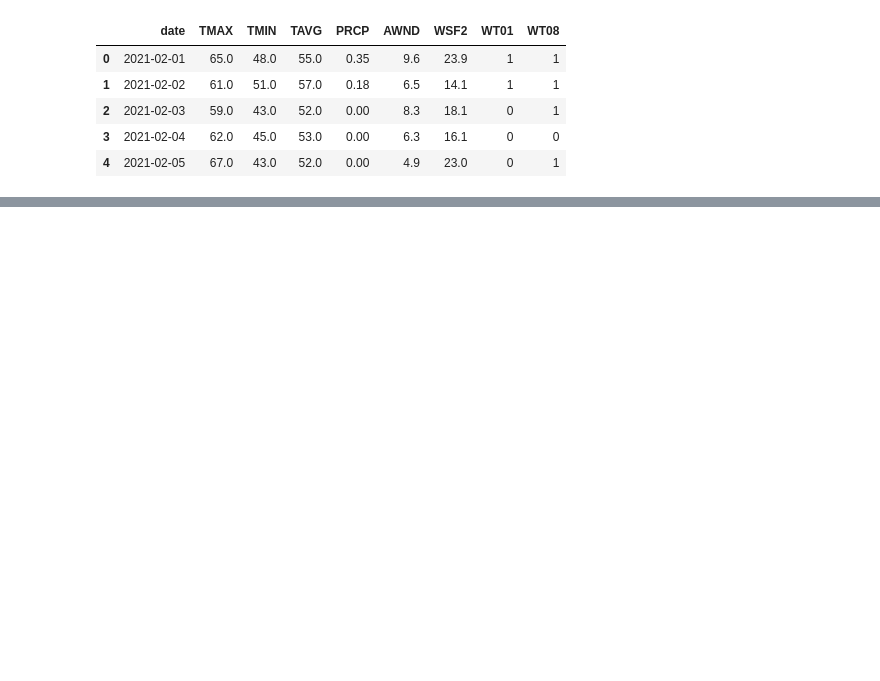
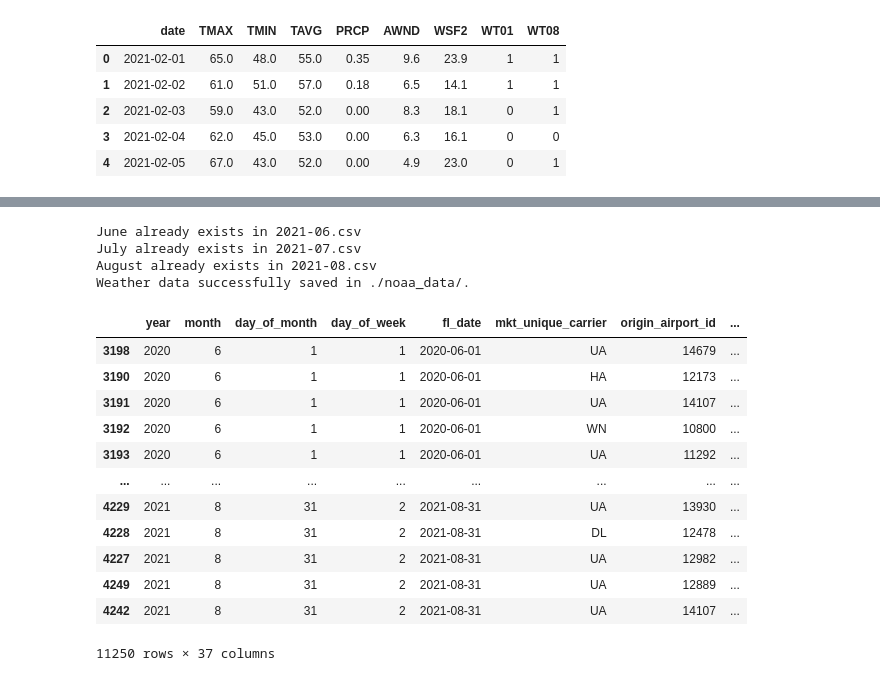
Before and after one commit to haas-digital/datasets, a Jupyter notebook: airline-delay/example.ipynb, the cells around one changed output, grey strips where cells are left out. Saved outputs shown, nothing was run; the diff lists cells and outputs as text; code cells hidden in the pictures; blank space fills up the shorter version.

```diff
--- a/airline-delay/example.ipynb
+++ b/airline-delay/example.ipynb
@@ -120,0 +119,36 @@ pd.read_csv('./noaa_data/2021-02.csv').head()
+# %%
+api.get_data('2021-06-01', '2021-08-31')
+# %% [output]
+June already exists in 2021-06.csv
+July already exists in 2021-07.csv
+August already exists in 2021-08.csv
+Weather data successfully saved in ./noaa_data/.
+# %%
+import os
+cwd = os.getcwd()
+to_concat = []
+for month in os.listdir('./noaa_data'):
+    bts_month = ''.join(month.split('-'))
+    # BTS csvs are in a folder "BTS_data" and each month's csv is
+    # named YYYYMM.csv
+    proc_month = cln.process(os.path.join(cwd, 'BTS_data', bts_month), 750)
+
+    weather_fp = os.path.join(cwd, 'noaa_data', month)
+    concat.append(cln.join(proc_month, weather_fp))
+# %%
+complete = pd.concat(concat, ignore_index=True).sort_values('fl_date').drop(columns=['date', 'dep_delay_new', 'arr_delay_new'])
+complete
+# %% [output]
+|  | year | month | day_of_month | day_of_week | fl_date | mkt_unique_carrier | origin_airport_id | ... |
+| 3198 | 2020 | 6 | 1 | 1 | 2020-06-01 | UA | 14679 | ... |
+| 3190 | 2020 | 6 | 1 | 1 | 2020-06-01 | HA | 12173 | ... |
+| 3191 | 2020 | 6 | 1 | 1 | 2020-06-01 | UA | 14107 | ... |
+| 3192 | 2020 | 6 | 1 | 1 | 2020-06-01 | WN | 10800 | ... |
+| 3193 | 2020 | 6 | 1 | 1 | 2020-06-01 | UA | 11292 | ... |
+| ... | ... | ... | ... | ... | ... | ... | ... | ... |
+| 4229 | 2021 | 8 | 31 | 2 | 2021-08-31 | UA | 13930 | ... |
+| 4228 | 2021 | 8 | 31 | 2 | 2021-08-31 | DL | 12478 | ... |
+| 4227 | 2021 | 8 | 31 | 2 | 2021-08-31 | UA | 12982 | ... |
+| 4249 | 2021 | 8 | 31 | 2 | 2021-08-31 | UA | 12889 | ... |
+| 4242 | 2021 | 8 | 31 | 2 | 2021-08-31 | UA | 14107 | ... |
+11250 rows × 37 columns
```
Also changed, not shown: parts of 10 cells of this notebook, 9 other files.
